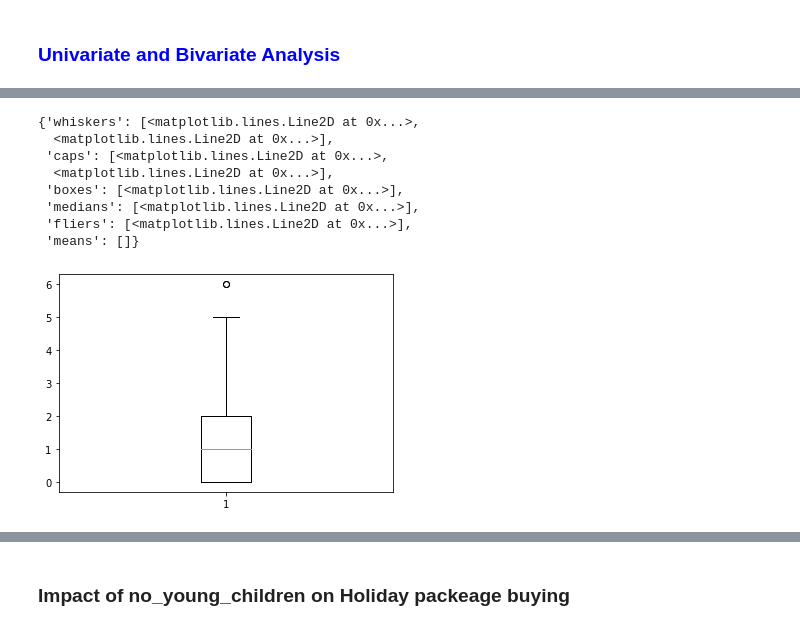
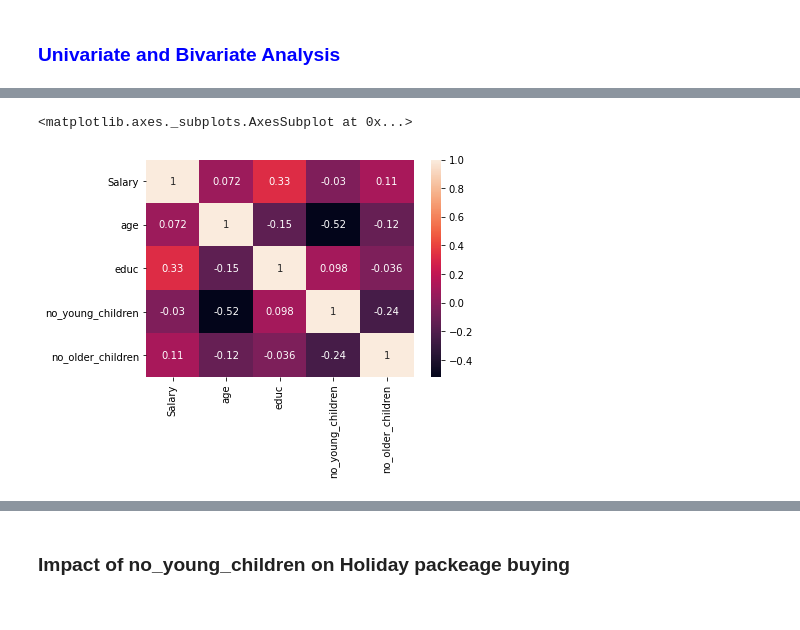
Before and after one commit to BharatKanzariya/Freelancer_Project, a Jupyter notebook: 2. Holiday_Package_Analysis/Holiday_Package_Analysis.ipynb, the cells around one changed output, grey strips where cells are left out. Saved outputs shown, nothing was run; the diff lists cells and outputs as text; code cells hidden in the pictures.

```diff
--- a/2. Holiday_Package_Analysis/Holiday_Package_Analysis.ipynb
+++ b/2. Holiday_Package_Analysis/Holiday_Package_Analysis.ipynb
@@ -119,12 +68,0 @@ plt.hist(df.no_older_children)
-# %%
-plt.boxplot(df.no_older_children)
-# %% [output]
-{'whiskers': [<matplotlib.lines.Line2D at 0x...>,
-  <matplotlib.lines.Line2D at 0x...>],
- 'caps': [<matplotlib.lines.Line2D at 0x...>,
-  <matplotlib.lines.Line2D at 0x...>],
- 'boxes': [<matplotlib.lines.Line2D at 0x...>],
- 'medians': [<matplotlib.lines.Line2D at 0x...>],
- 'fliers': [<matplotlib.lines.Line2D at 0x...>],
- 'means': []}
-[figure, removed]
@@ -130,0 +74,6 @@ plt.boxplot(df.no_older_children)
+# %%
+# plot heatmap of how different columns are correlate with each other
+sns.heatmap(df.corr(),annot=True)
+# %% [output]
+<matplotlib.axes._subplots.AxesSubplot at 0x...>
+[figure, added]
```
Also changed, not shown: parts of 91 cells of this notebook, 1 other file.
